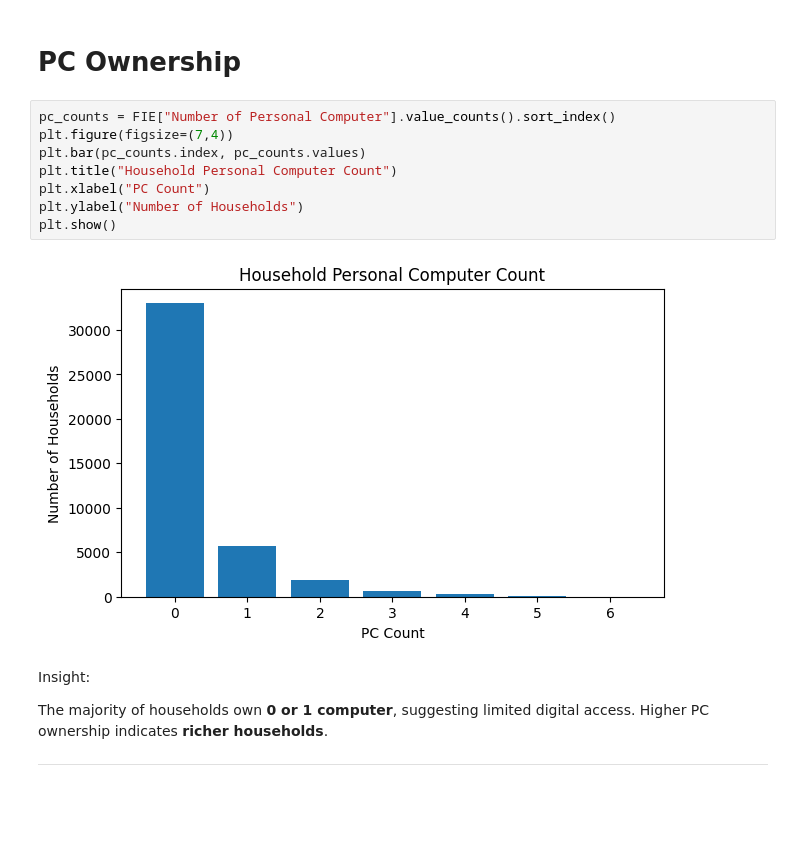
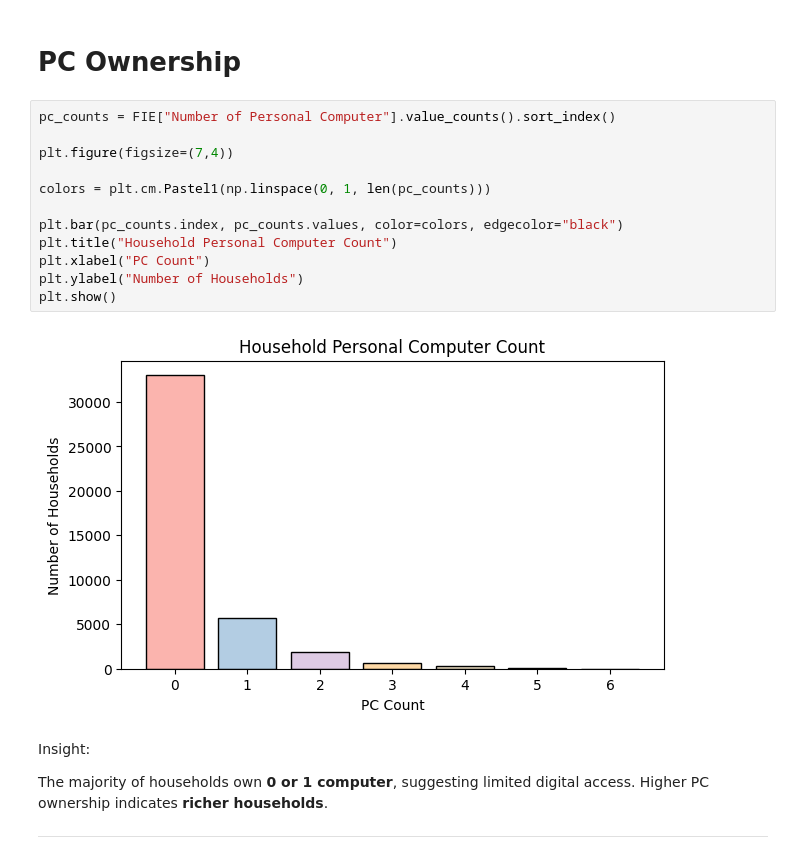
Before and after one commit to themosthandsome18/ITELEC303_FINALS_PROJECT, a Jupyter notebook: ralph-nerjie_FinalsProject.ipynb, the cells around one changed output. Cells and saved outputs as stored; diff of their text form; blank space fills up the shorter version.

```diff
--- a/ralph-nerjie_FinalsProject.ipynb
+++ b/ralph-nerjie_FinalsProject.ipynb
@@ -171,16 +185,20 @@ Households with <strong>2+ motorcycles</strong> are uncommon.
 <hr>
 # %% [markdown]
 <h1>PC Ownership</h1>
-# %%
-pc_counts = FIE["Number of Personal Computer"].value_counts().sort_index()
-plt.figure(figsize=(7,4))
-plt.bar(pc_counts.index, pc_counts.values)
-plt.title("Household Personal Computer Count")
-plt.xlabel("PC Count")
-plt.ylabel("Number of Households")
-plt.show()
-# %% [output]
-[figure, removed]
+# %%
+pc_counts = FIE["Number of Personal Computer"].value_counts().sort_index()
+
+plt.figure(figsize=(7,4))
+
+colors = plt.cm.Pastel1(np.linspace(0, 1, len(pc_counts)))
+
+plt.bar(pc_counts.index, pc_counts.values, color=colors, edgecolor="black")
+plt.title("Household Personal Computer Count")
+plt.xlabel("PC Count")
+plt.ylabel("Number of Households")
+plt.show()
+# %% [output]
+[figure, added]
 # %% [markdown]
 Insight:
 
```
Also changed, not shown: parts of 36 cells of this notebook.
